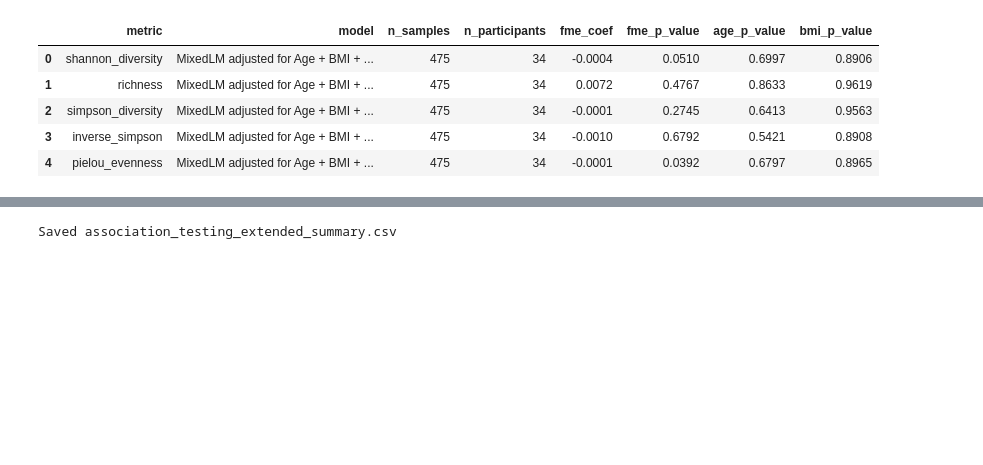
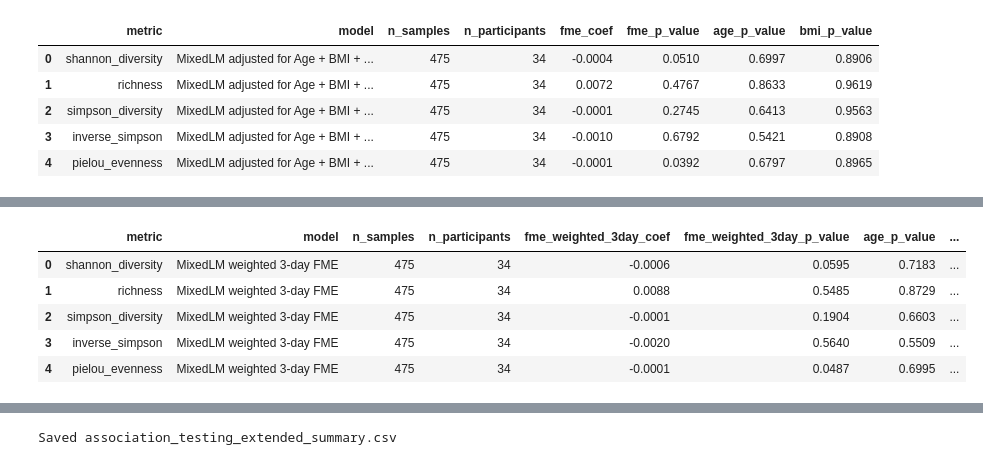
Before and after one commit to MayaGold42/Gut-Microbiome-Project_year3, a Jupyter notebook: Association_Testing_adjusted_models.ipynb, the cells around one changed output, grey strips where cells are left out. Cells and saved outputs as stored; diff of their text form; code cells hidden in the pictures; blank space fills up the shorter version.

```diff
--- a/Association_Testing_adjusted_models.ipynb
+++ b/Association_Testing_adjusted_models.ipynb
@@ -320,0 +475,69 @@ display(mixed_model_results_df.round(4))
+# %%
+#Mixed models using weighted recent 3 day FME exposure
+
+mixed_model_weighted_3day_results = []
+
+for metric in alpha_diversity_metrics:
+    model_columns = [
+        "participant_id",
+        "fme_weighted_3day",
+        metric,
+        "Age",
+        "BMI"
+    ] + available_nutrition_covariates
+
+    model_df = df[model_columns].dropna()
+
+    covariates = [
+        "fme_weighted_3day",
+        "Age",
+        "BMI"
+    ] + available_nutrition_covariates
+
+    formula = f"{metric} ~ " + " + ".join(covariates)
+
+    try:
+        model = smf.mixedlm(
+            formula=formula,
+            data=model_df,
+            groups=model_df["participant_id"]
+        ).fit()
+
+        mixed_model_weighted_3day_results.append({
+            "metric": metric,
+            "model": "MixedLM weighted 3-day FME",
+            "n_samples": len(model_df),
+            "n_participants": model_df["participant_id"].nunique(),
+
+            "fme_weighted_3day_coef": model.params.get("fme_weighted_3day", np.nan),
+            "fme_weighted_3day_p_value": model.pvalues.get("fme_weighted_3day", np.nan),
+
+            "age_p_value": model.pvalues.get("Age", np.nan),
+            "bmi_p_value": model.pvalues.get("BMI", np.nan)
+        })
+
+    except Exception as e:
+        mixed_model_weighted_3day_results.append({
+            "metric": metric,
+            "model": "MixedLM weighted 3-day FME failed",
+            "n_samples": len(model_df),
+            "n_participants": model_df["participant_id"].nunique(),
+
+            "fme_weighted_3day_coef": np.nan,
+            "fme_weighted_3day_p_value": np.nan,
+
+            "age_p_value": np.nan,
+            "bmi_p_value": np.nan,
+            "error": str(e)
+        })
+
+mixed_model_weighted_3day_results_df = pd.DataFrame(mixed_model_weighted_3day_results)
+
+display(mixed_model_weighted_3day_results_df.round(4))
+# %% [output]
+|  | metric | model | n_samples | n_participants | fme_weighted_3day_coef | fme_weighted_3day_p_value | age_p_value | ... |
+| 0 | shannon_diversity | MixedLM weighted 3-day FME | 475 | 34 | -0.0006 | 0.0595 | 0.7183 | ... |
+| 1 | richness | MixedLM weighted 3-day FME | 475 | 34 | 0.0088 | 0.5485 | 0.8729 | ... |
+| 2 | simpson_diversity | MixedLM weighted 3-day FME | 475 | 34 | -0.0001 | 0.1904 | 0.6603 | ... |
+| 3 | inverse_simpson | MixedLM weighted 3-day FME | 475 | 34 | -0.0020 | 0.5640 | 0.5509 | ... |
+| 4 | pielou_evenness | MixedLM weighted 3-day FME | 475 | 34 | -0.0001 | 0.0487 | 0.6995 | ... |
```
Also changed, not shown: parts of 11 cells of this notebook, 3 other files.
